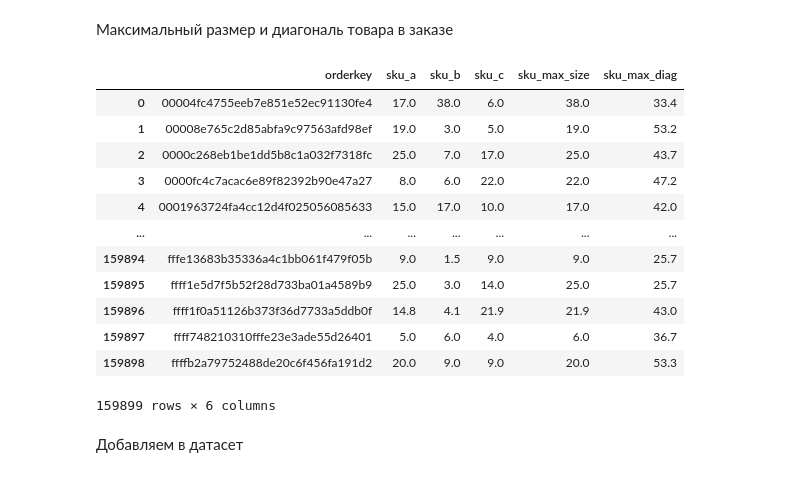
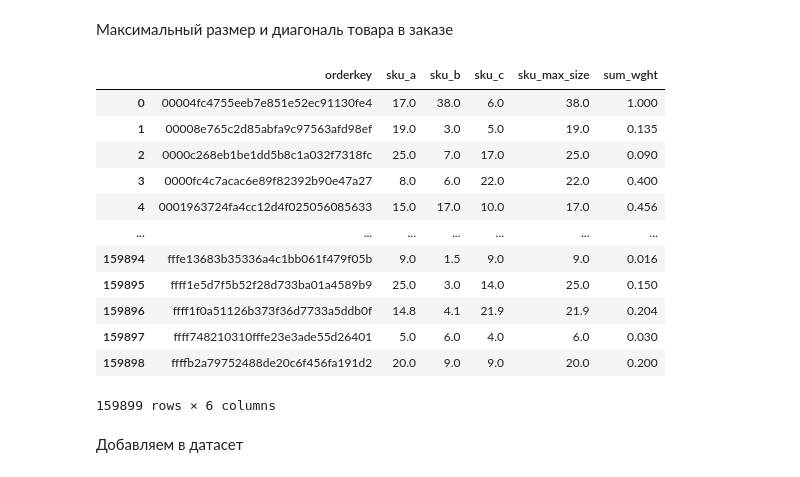
Before and after one commit to johnmcv761/Ya_hackaton_package_choose, a Jupyter notebook: data_preprocessing.ipynb, the cells around one changed output. Cells and saved outputs as stored; diff of their text form; code cells hidden in the pictures.

```diff
--- a/data_preprocessing.ipynb
+++ b/data_preprocessing.ipynb
@@ -314,7 +314,8 @@ cols_to_drop = ['who', # Лишняя информация
                 'selected_cartontype', # Дубликат
                 'rec_calc_cube', # Результат предсказания
                 #'orderkey',
-                'whs' # Не влияет на задачу
+                'whs', # Не влияет на задачу
+                'sel_calc_cube'
                 ]
 # %%
 df = df.drop(cols_to_drop, axis=1)
@@ -362,24 +363,30 @@ df.head()
 # %%
 df_grouped = df.groupby('orderkey')[['sku_a', 'sku_b', 'sku_c']].max().reset_index()
 
 df_grouped['sku_max_size'] = df_grouped[['sku_a', 'sku_b', 'sku_c']].max(axis=1)
 
-df_grouped['sku_max_diag'] = round(np.sqrt(df['sku_a']**2 + df['sku_b']**2 + df['sku_c']**2), 1)
+# df_grouped['sku_max_diag'] = round(np.sqrt(df['sku_a']**2 + df['sku_b']**2 + df['sku_c']**2), 1)
+
+df_weight = df.groupby('orderkey')['goods_wght'].sum().reset_index()
+
+df_grouped = pd.merge(df_grouped, df_weight, on='orderkey')
+
+df_grouped.columns = ['orderkey', 'sku_a', 'sku_b', 'sku_c', 'sku_max_size', 'sum_wght']
 
 df_grouped
 # %% [output]
-|  | orderkey | sku_a | sku_b | sku_c | sku_max_size | sku_max_diag |
-| 0 | 00004fc4755eeb7e851e52ec91130fe4 | 17.0 | 38.0 | 6.0 | 38.0 | 33.4 |
-| 1 | 00008e765c2d85abfa9c97563afd98ef | 19.0 | 3.0 | 5.0 | 19.0 | 53.2 |
-| 2 | 0000c268eb1be1dd5b8c1a032f7318fc | 25.0 | 7.0 | 17.0 | 25.0 | 43.7 |
-| 3 | 0000fc4c7acac6e89f82392b90e47a27 | 8.0 | 6.0 | 22.0 | 22.0 | 47.2 |
-| 4 | 0001963724fa4cc12d4f025056085633 | 15.0 | 17.0 | 10.0 | 17.0 | 42.0 |
+|  | orderkey | sku_a | sku_b | sku_c | sku_max_size | sum_wght |
+| 0 | 00004fc4755eeb7e851e52ec91130fe4 | 17.0 | 38.0 | 6.0 | 38.0 | 1.000 |
+| 1 | 00008e765c2d85abfa9c97563afd98ef | 19.0 | 3.0 | 5.0 | 19.0 | 0.135 |
+| 2 | 0000c268eb1be1dd5b8c1a032f7318fc | 25.0 | 7.0 | 17.0 | 25.0 | 0.090 |
+| 3 | 0000fc4c7acac6e89f82392b90e47a27 | 8.0 | 6.0 | 22.0 | 22.0 | 0.400 |
+| 4 | 0001963724fa4cc12d4f025056085633 | 15.0 | 17.0 | 10.0 | 17.0 | 0.456 |
 | ... | ... | ... | ... | ... | ... | ... |
-| 159894 | fffe13683b35336a4c1bb061f479f05b | 9.0 | 1.5 | 9.0 | 9.0 | 25.7 |
-| 159895 | ffff1e5d7f5b52f28d733ba01a4589b9 | 25.0 | 3.0 | 14.0 | 25.0 | 25.7 |
-| 159896 | ffff1f0a51126b373f36d7733a5ddb0f | 14.8 | 4.1 | 21.9 | 21.9 | 43.0 |
-| 159897 | ffff748210310fffe23e3ade55d26401 | 5.0 | 6.0 | 4.0 | 6.0 | 36.7 |
-| 159898 | ffffb2a79752488de20c6f456fa191d2 | 20.0 | 9.0 | 9.0 | 20.0 | 53.3 |
+| 159894 | fffe13683b35336a4c1bb061f479f05b | 9.0 | 1.5 | 9.0 | 9.0 | 0.016 |
+| 159895 | ffff1e5d7f5b52f28d733ba01a4589b9 | 25.0 | 3.0 | 14.0 | 25.0 | 0.150 |
+| 159896 | ffff1f0a51126b373f36d7733a5ddb0f | 14.8 | 4.1 | 21.9 | 21.9 | 0.204 |
+| 159897 | ffff748210310fffe23e3ade55d26401 | 5.0 | 6.0 | 4.0 | 6.0 | 0.030 |
+| 159898 | ffffb2a79752488de20c6f456fa191d2 | 20.0 | 9.0 | 9.0 | 20.0 | 0.200 |
 159899 rows × 6 columns
 # %% [markdown]
 Добавляем в датасет
```
Also changed, not shown: parts of 61 cells of this notebook, 1 other file.
